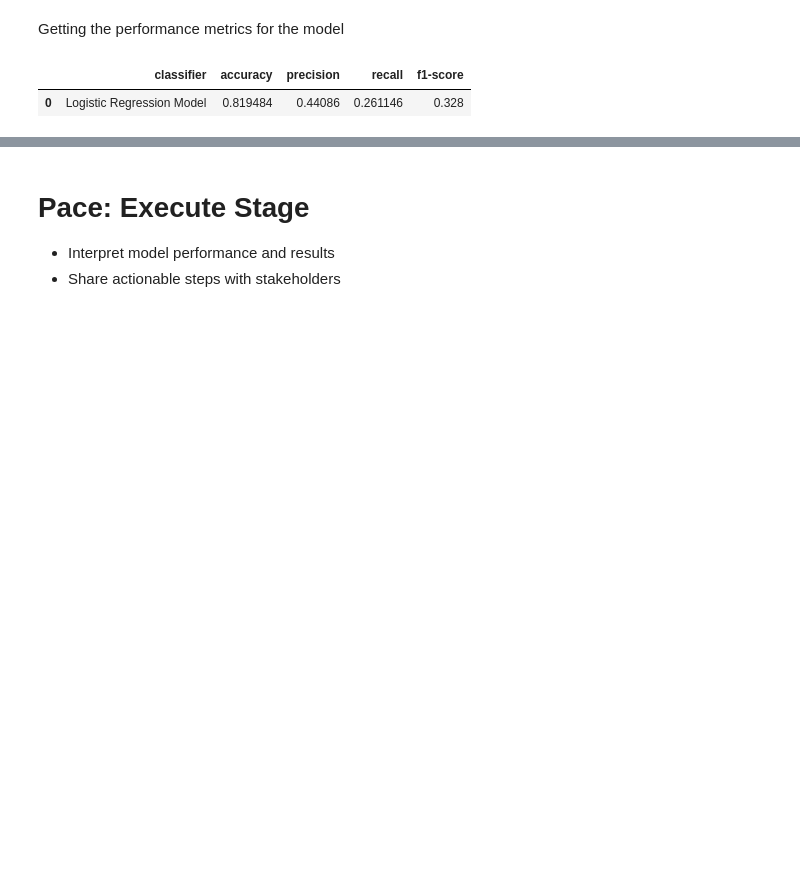
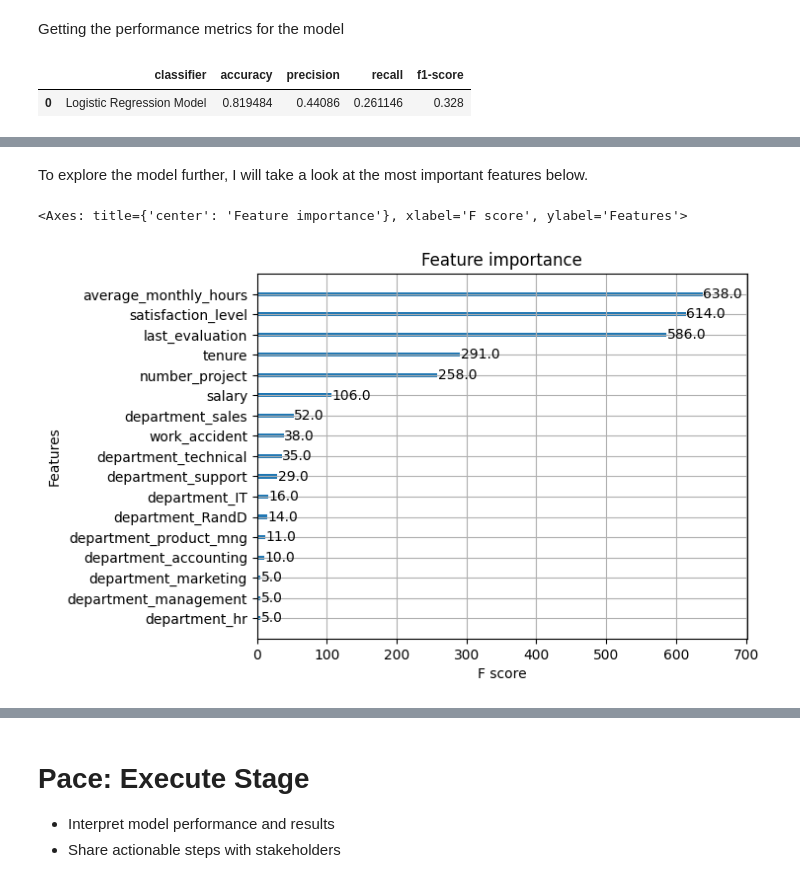
Before and after one commit to frederiklange/capstone_project_google_advanced_data_analytics, a Jupyter notebook: notebooks/capstone_project_notebook.ipynb, the cells around one changed output, grey strips where cells are left out. Saved outputs shown, nothing was run; the diff lists cells and outputs as text; code cells hidden in the pictures; blank space fills up the shorter version.

```diff
--- a/notebooks/capstone_project_notebook.ipynb
+++ b/notebooks/capstone_project_notebook.ipynb
@@ -850,0 +1204,8 @@ metrics_log_df
+# %% [markdown]
+To explore the model further, I will take a look at the most important features below.
+# %%
+# Plotting most important features
+plot_importance(xgb.best_estimator_)
+# %% [output]
+<Axes: title={'center': 'Feature importance'}, xlabel='F score', ylabel='Features'>
+[figure, added]
```
Also changed, not shown: parts of 55 cells of this notebook, 1 other file.
